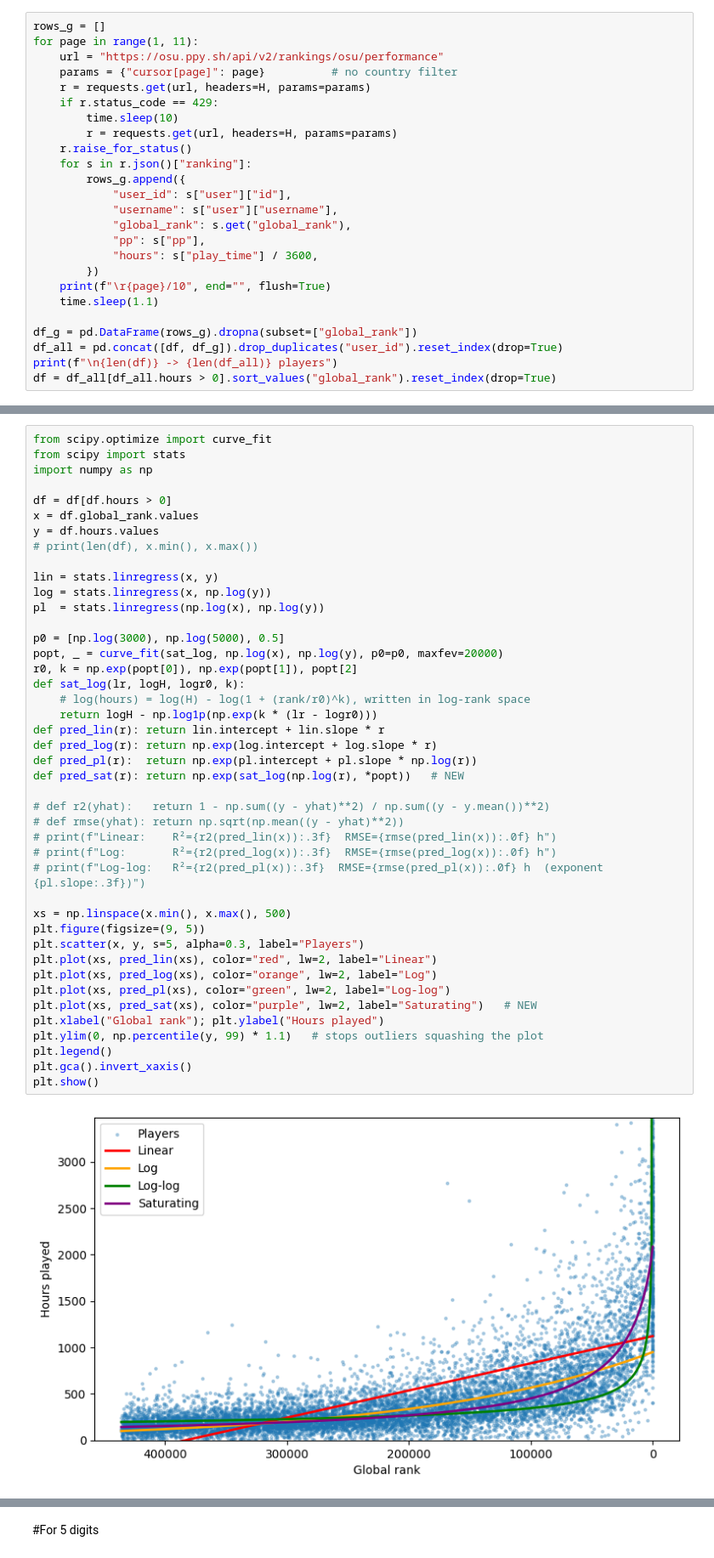
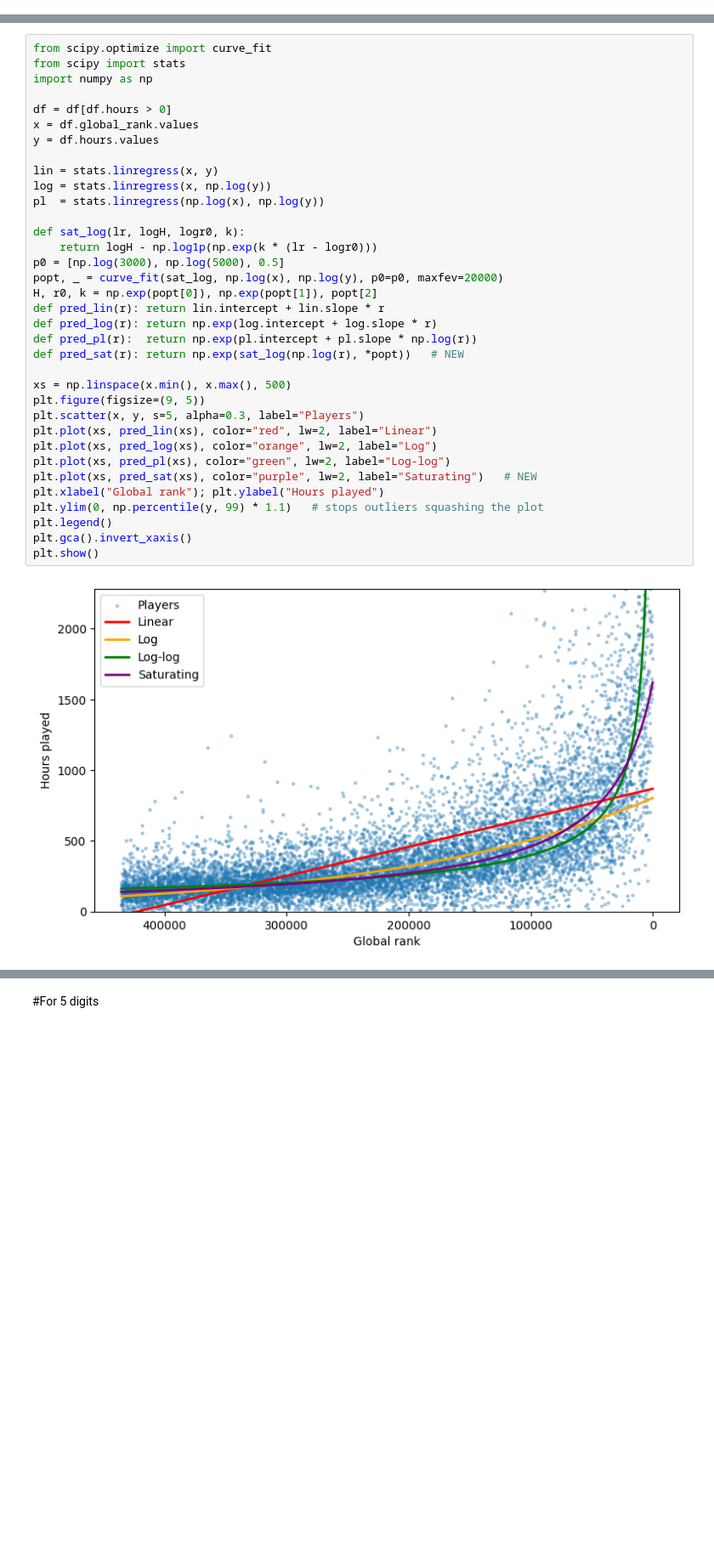
Before and after one commit to nara-yama/osurankreg, a Jupyter notebook: selfcomparisontoolosu.ipynb, the cells around one changed output, grey strips where cells are left out. Shown at 85% size. Drawn from its saved outputs; the diff is of its cells as text; blank space fills up the shorter version.

```diff
--- a/selfcomparisontoolosu.ipynb
+++ b/selfcomparisontoolosu.ipynb
@@ -56,25 +90,0 @@ Done!
-# %%
-rows_g = []
-for page in range(1, 11):
-    url = "https://osu.ppy.sh/api/v2/rankings/osu/performance"
-    params = {"cursor[page]": page}          # no country filter
-    r = requests.get(url, headers=H, params=params)
-    if r.status_code == 429:
-        time.sleep(10)
-        r = requests.get(url, headers=H, params=params)
-    r.raise_for_status()
-    for s in r.json()["ranking"]:
-        rows_g.append({
-            "user_id": s["user"]["id"],
-            "username": s["user"]["username"],
-            "global_rank": s.get("global_rank"),
-            "pp": s["pp"],
-            "hours": s["play_time"] / 3600,
-        })
-    print(f"\r{page}/10", end="", flush=True)
-    time.sleep(1.1)
-
-df_g = pd.DataFrame(rows_g).dropna(subset=["global_rank"])
-df_all = pd.concat([df, df_g]).drop_duplicates("user_id").reset_index(drop=True)
-print(f"\n{len(df)} -> {len(df_all)} players")
-df = df_all[df_all.hours > 0].sort_values("global_rank").reset_index(drop=True)
@@ -87,45 +94,37 @@ from scipy import stats
 import numpy as np
 
 df = df[df.hours > 0]
 x = df.global_rank.values
 y = df.hours.values
-# print(len(df), x.min(), x.max())
 
 lin = stats.linregress(x, y)
 log = stats.linregress(x, np.log(y))
 pl  = stats.linregress(np.log(x), np.log(y))
 
+def sat_log(lr, logH, logr0, k):
+    return logH - np.log1p(np.exp(k * (lr - logr0)))
 p0 = [np.log(3000), np.log(5000), 0.5]
 popt, _ = curve_fit(sat_log, np.log(x), np.log(y), p0=p0, maxfev=20000)
-r0, k = np.exp(popt[0]), np.exp(popt[1]), popt[2]
-def sat_log(lr, logH, logr0, k):
-    # log(hours) = log(H) - log(1 + (rank/r0)^k), written in log-rank space
-    return logH - np.log1p(np.exp(k * (lr - logr0)))
+H, r0, k = np.exp(popt[0]), np.exp(popt[1]), popt[2]
 def pred_lin(r): return lin.intercept + lin.slope * r
 def pred_log(r): return np.exp(log.intercept + log.slope * r)
 def pred_pl(r):  return np.exp(pl.intercept + pl.slope * np.log(r))
 def pred_sat(r): return np.exp(sat_log(np.log(r), *popt))   # NEW
-
-# def r2(yhat):   return 1 - np.sum((y - yhat)**2) / np.sum((y - y.mean())**2)
-# def rmse(yhat): return np.sqrt(np.mean((y - yhat)**2))
-# print(f"Linear:    R²={r2(pred_lin(x)):.3f}  RMSE={rmse(pred_lin(x)):.0f} h")
-# print(f"Log:       R²={r2(pred_log(x)):.3f}  RMSE={rmse(pred_log(x)):.0f} h")
-# print(f"Log-log:   R²={r2(pred_pl(x)):.3f}  RMSE={rmse(pred_pl(x)):.0f} h  (exponent {pl.slope:.3f})")
 
 xs = np.linspace(x.min(), x.max(), 500)
 plt.figure(figsize=(9, 5))
 plt.scatter(x, y, s=5, alpha=0.3, label="Players")
 plt.plot(xs, pred_lin(xs), color="red", lw=2, label="Linear")
 plt.plot(xs, pred_log(xs), color="orange", lw=2, label="Log")
 plt.plot(xs, pred_pl(xs), color="green", lw=2, label="Log-log")
 plt.plot(xs, pred_sat(xs), color="purple", lw=2, label="Saturating")   # NEW
 plt.xlabel("Global rank"); plt.ylabel("Hours played")
 plt.ylim(0, np.percentile(y, 99) * 1.1)   # stops outliers squashing the plot
 plt.legend()
 plt.gca().invert_xaxis()
 plt.show()
 # %% [output]
-[figure, old version]
+[figure, new version]
 # %%
 s = input("Input rank (blank to stop): ").strip()
 
```
Also changed, not shown: parts of 17 cells of this notebook.
